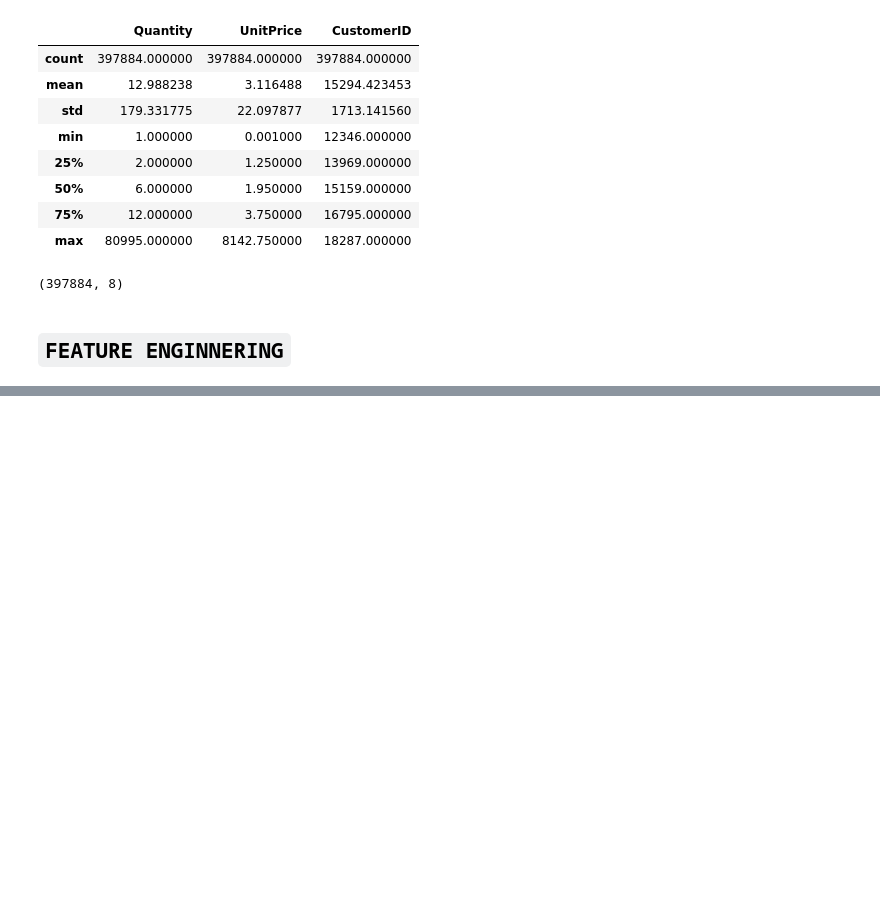
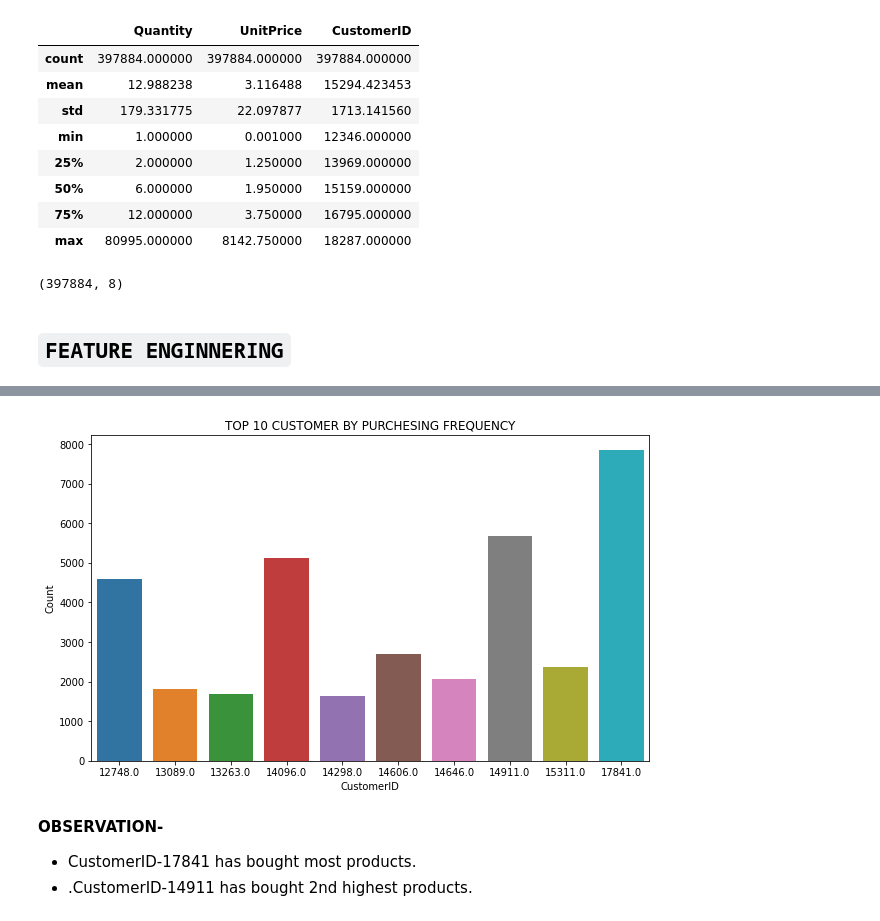
Before and after one commit to itsmimahi/Online-Reatail-Store-Customer-Segmentation, a Jupyter notebook: Online_retail_customer_segmentation.ipynb, the cells around one changed output, grey strips where cells are left out. Drawn from its saved outputs; the diff is of its cells as text; code cells hidden in the pictures; blank space fills up the shorter version.

```diff
--- a/Online_retail_customer_segmentation.ipynb
+++ b/Online_retail_customer_segmentation.ipynb
@@ -227,0 +326,3 @@ df.shape
+# %%
+Top_10 =df['CustomerID'].value_counts().reset_index().rename(columns={'index':'CustomerID','CustomerID':'Count'}).head(10)
+Top_10
@@ -227,0 +341,12 @@ df.shape
+# %%
+# Visualizing Top 10 Customer by their frquency of purchesing.
+plt.figure(figsize=(10,6))
+sns.barplot(y=Top_10['Count'],x=Top_10['CustomerID'])
+plt.title('TOP 10 CUSTOMER BY PURCHESING FREQUENCY')
+plt.show()
+# %% [output]
+[figure, added]
+# %% [markdown]
+**OBSERVATION-**
+* CustomerID-17841 has bought most products.
+* .CustomerID-14911 has bought 2nd highest products.
```
Also changed, not shown: parts of 66 cells of this notebook.
